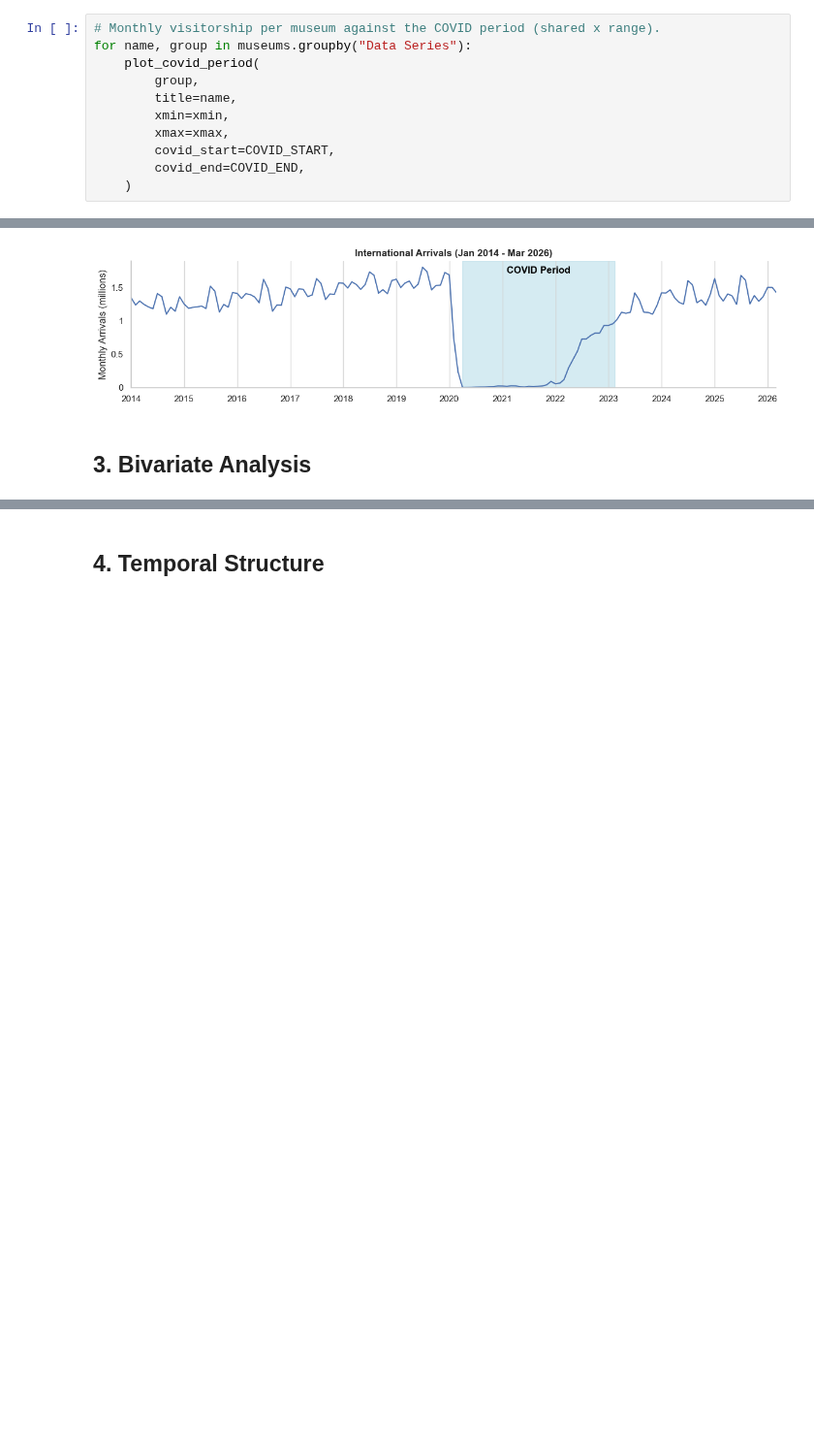
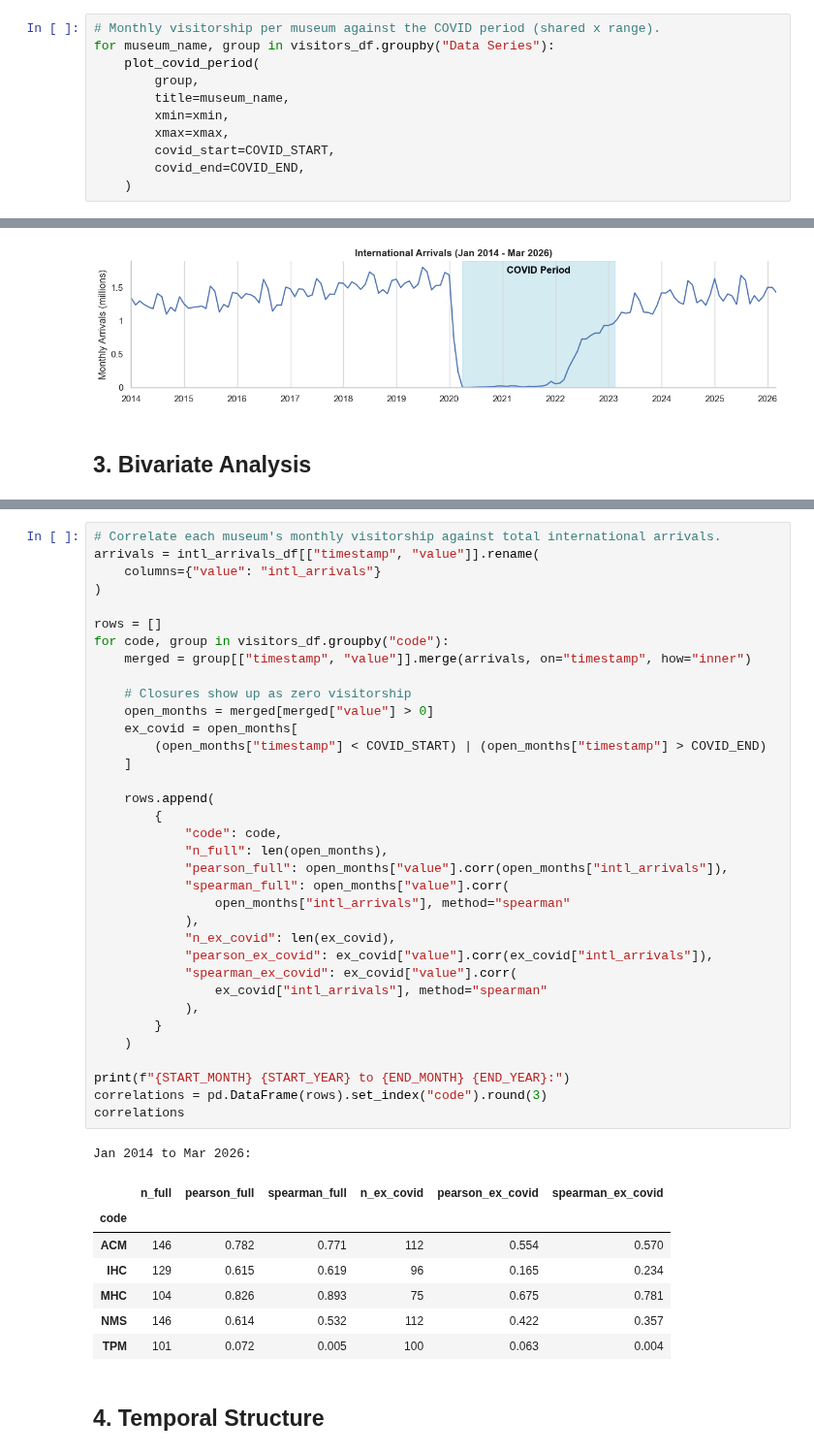
Before and after one commit to calvin4370/nhb-museum-visitorship-forecasting, a Jupyter notebook: notebooks/01_eda.ipynb, the cells around one changed output, grey strips where cells are left out. Shown at 97% size. Drawn from its saved outputs; the diff is of its cells as text; blank space fills up the shorter version.

```diff
--- a/notebooks/01_eda.ipynb
+++ b/notebooks/01_eda.ipynb
@@ -242,10 +266,10 @@ plot_monthly_visitorship(
 ### `is_covid`
 # %%
 # Monthly visitorship per museum against the COVID period (shared x range).
-for name, group in museums.groupby("Data Series"):
+for museum_name, group in visitors_df.groupby("Data Series"):
     plot_covid_period(
         group,
-        title=name,
+        title=museum_name,
         xmin=xmin,
         xmax=xmax,
         covid_start=COVID_START,
@@ -278,3 +303,47 @@ Mean Museum Visitorship by Month by Museum
+# %%
+# Correlate each museum's monthly visitorship against total international arrivals.
+arrivals = intl_arrivals_df[["timestamp", "value"]].rename(
+    columns={"value": "intl_arrivals"}
+)
+
+rows = []
+for code, group in visitors_df.groupby("code"):
+    merged = group[["timestamp", "value"]].merge(arrivals, on="timestamp", how="inner")
+
+    # Closures show up as zero visitorship
+    open_months = merged[merged["value"] > 0]
+    ex_covid = open_months[
+        (open_months["timestamp"] < COVID_START) | (open_months["timestamp"] > COVID_END)
+    ]
+
+    rows.append(
+        {
+            "code": code,
+            "n_full": len(open_months),
+            "pearson_full": open_months["value"].corr(open_months["intl_arrivals"]),
+            "spearman_full": open_months["value"].corr(
+                open_months["intl_arrivals"], method="spearman"
+            ),
+            "n_ex_covid": len(ex_covid),
+            "pearson_ex_covid": ex_covid["value"].corr(ex_covid["intl_arrivals"]),
+            "spearman_ex_covid": ex_covid["value"].corr(
+                ex_covid["intl_arrivals"], method="spearman"
+            ),
+        }
+    )
+
+print(f"{START_MONTH} {START_YEAR} to {END_MONTH} {END_YEAR}:")
+correlations = pd.DataFrame(rows).set_index("code").round(3)
+correlations
+# %% [output]
+Jan 2014 to Mar 2026:
+|  | n_full | pearson_full | spearman_full | n_ex_covid | pearson_ex_covid | spearman_ex_covid |
+| code |  |  |  |  |  |  |
+| ACM | 146 | 0.782 | 0.771 | 112 | 0.554 | 0.570 |
+| IHC | 129 | 0.615 | 0.619 | 96 | 0.165 | 0.234 |
+| MHC | 104 | 0.826 | 0.893 | 75 | 0.675 | 0.781 |
+| NMS | 146 | 0.614 | 0.532 | 112 | 0.422 | 0.357 |
+| TPM | 101 | 0.072 | 0.005 | 100 | 0.063 | 0.004 |
 # %% [markdown]
 ## 4. Temporal Structure
 # %% [markdown]
```
Also changed, not shown: parts of 20 cells of this notebook.
